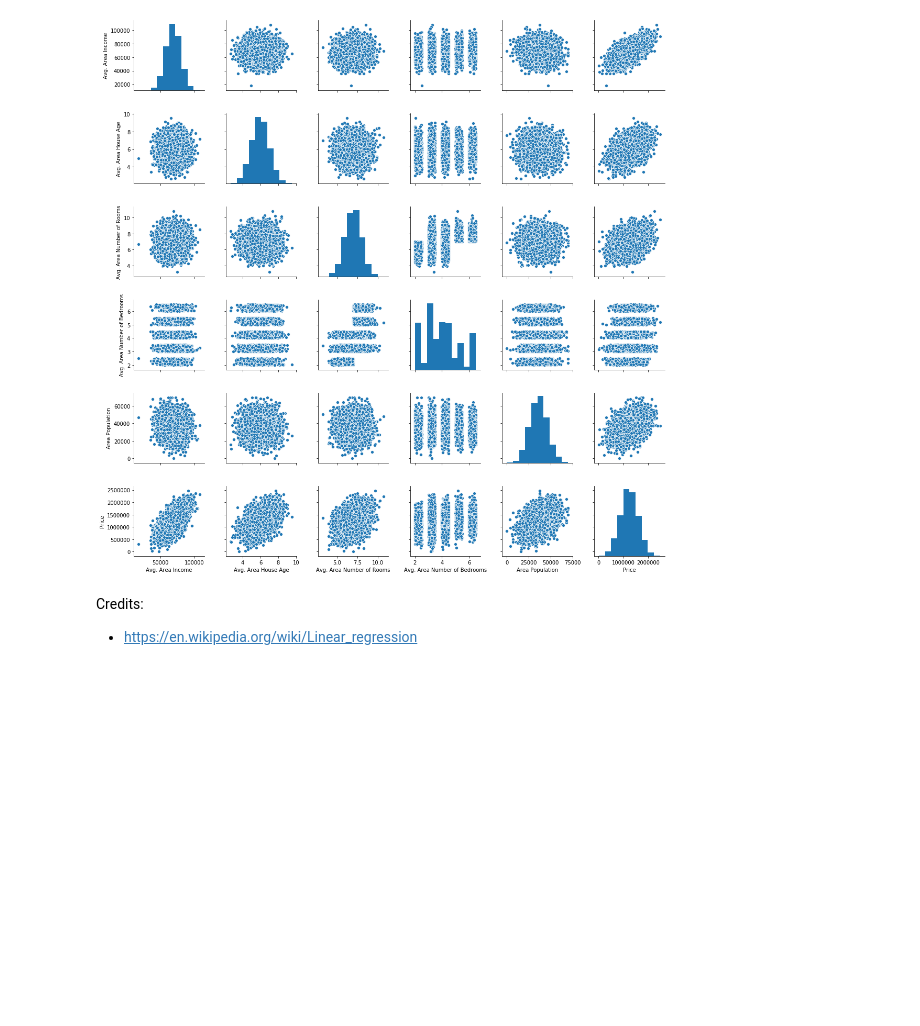
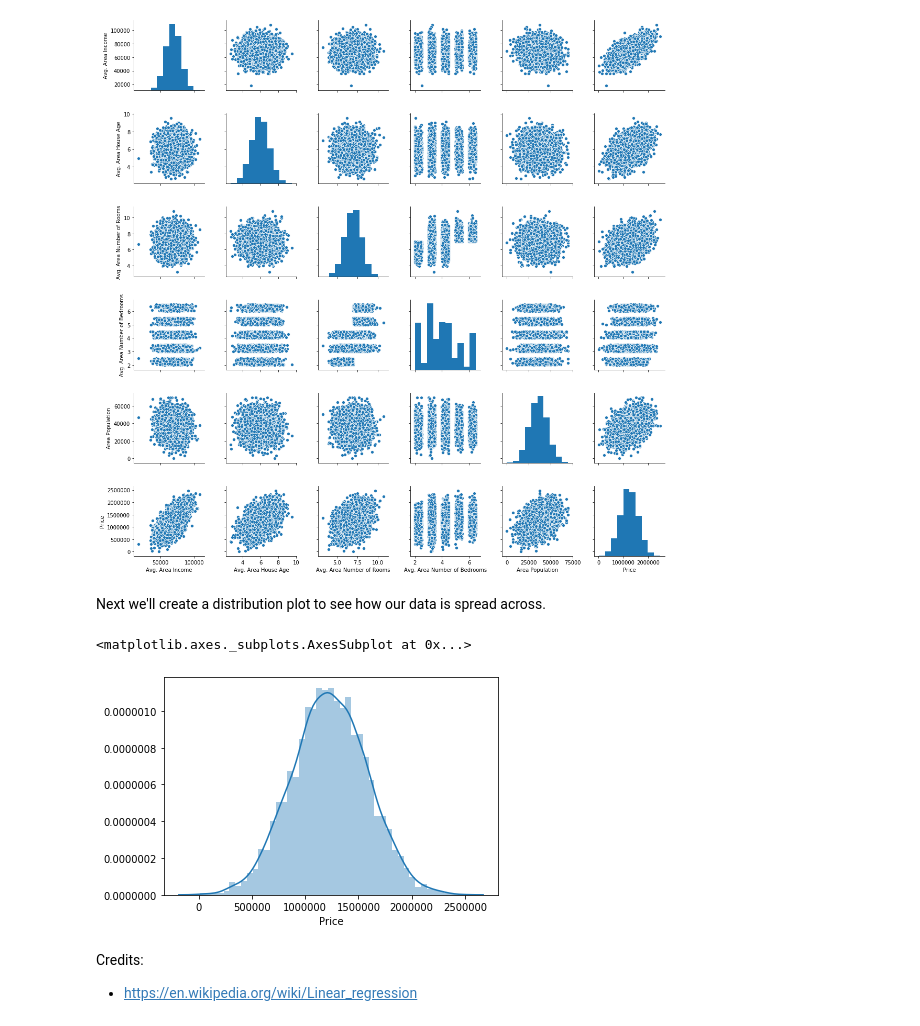
Before and after one commit to jaymanalastas/jaymanalastas.github.io, a Jupyter notebook: content/2019/5/ML.ipynb, the cells around one changed output. Cells and saved outputs as stored; diff of their text form; code cells hidden in the pictures; blank space fills up the shorter version.

```diff
--- a/content/2019/5/ML.ipynb
+++ b/content/2019/5/ML.ipynb
@@ -82,6 +82,13 @@ sns.pairplot(df)
 # %% [output]
 <seaborn.axisgrid.PairGrid at 0x...>
 [figure]
+# %% [markdown]
+Next we'll create a distribution plot to see how our data is spread across.
+# %%
+sns.distplot(df['Price'])
+# %% [output]
+<matplotlib.axes._subplots.AxesSubplot at 0x...>
+[figure, added]
 # %% [markdown]
 Credits:
  - https://en.wikipedia.org/wiki/Linear_regression
```
Also changed, not shown: parts of 2 cells of this notebook, 10 other files.
